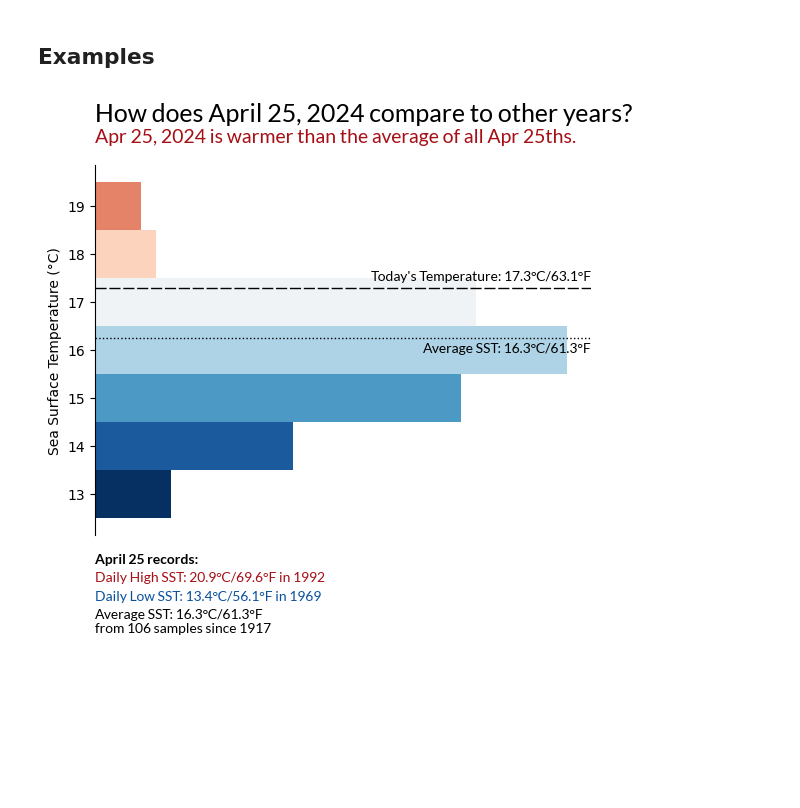
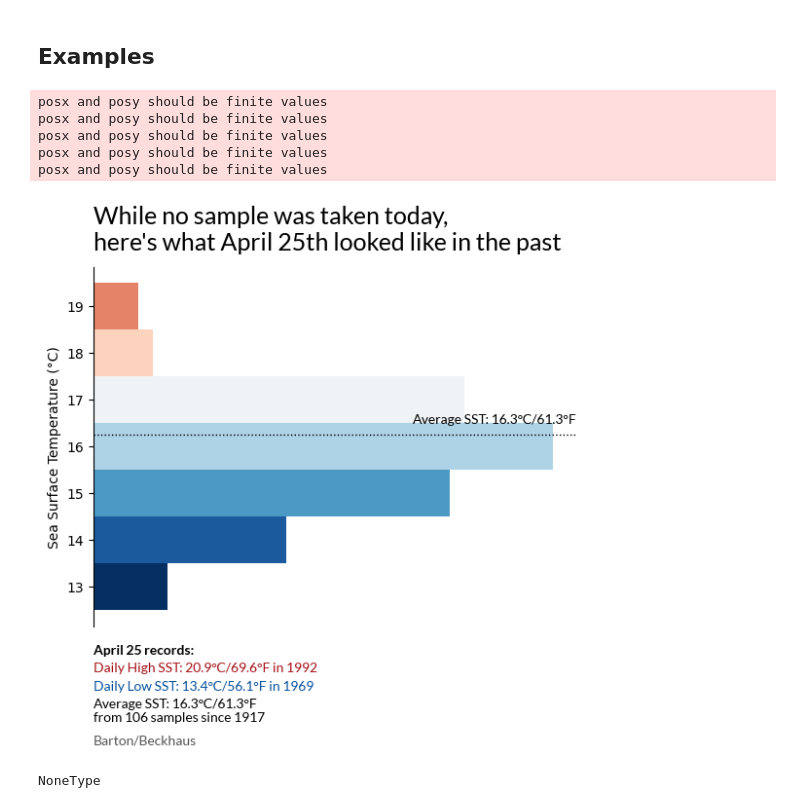
Before and after one commit to bartonnoah/sccoos-shorestations, a Jupyter notebook: sst_hist/sst_hist.ipynb, the cells around one changed output. Drawn from its saved outputs; the diff is of its cells as text; code cells hidden in the pictures; blank space fills up the shorter version.

```diff
--- a/sst_hist/sst_hist.ipynb
+++ b/sst_hist/sst_hist.ipynb
@@ -53,6 +53,8 @@ def trivia_msg(climatology, today_sst, day, month, bottom):
             trivia_msg = obs_datetime + ' is the hottest ' + months[month] + ' ' + str(int(day)) + suffix(day) + ' on record.'
         elif today_sst <= climatology.SURF_TEMP_C.min():
             trivia_msg = obs_datetime + ' is the coldest ' + months[month] + ' ' + str(int(day)) + suffix(day) + ' on record.'
+        elif np.round(today_sst,1) == np.round(climatology.SURF_TEMP_C.mean(),1):
+            trivia_msg = 'It matches the average temperature of all '+ months[month] + ' ' + str(int(day)) + suffix(day) + 's on record.'
     elif bottom:
         if today_sst > climatology.BOT_TEMP_C.mean():
             trivia_msg = obs_datetime + ' is warmer than the average of all ' + months[month] + ' ' + str(int(day)) + suffix(day) + 's.'
@@ -66,6 +68,8 @@ def trivia_msg(climatology, today_sst, day, month, bottom):
             trivia_msg = obs_datetime + ' is the hottest ' + months[month] + ' ' + str(int(day)) + suffix(day) + ' on record.'
         elif today_sst <= climatology.BOT_TEMP_C.min():
             trivia_msg = obs_datetime + ' is the coldest ' + months[month] + ' ' + str(int(day)) + suffix(day) + ' on record.'
+        elif np.round(today_sst,1) == np.round(climatology.BOT_TEMP_C.mean(),1):
+            trivia_msg = obs_datetime + ' is the average temperature for all ' + months[month] + ' ' + str(int(day)) + suffix(day) + 's.'
     return trivia_msg
 # %%
 from pathlib import Path
@@ -106,7 +110,11 @@ def sst_hist(sst_filename, location):
         n = climatology.BOT_TEMP_C.count()
         temp_type = 'SBT'
 
-    title = 'How does '+datetime.strftime(today,'%B %-d, %Y')+' compare to other years?'
+    today_sst = np.nan #TODO remove after testing
+    if np.isnan(today_sst):
+        title = "While no sample was taken today,\nhere's what " + datetime.strftime(datetime(2024,month, day),'%B %-d') + suffix(day) + ' looked like in the past'
+    else:
+        title = 'How does '+datetime.strftime(today,'%B %-d, %Y')+' compare to other years?'
     subtitle = datetime.strftime(today,'%B %-d') + ' records: '
     max_msg = 'Daily High ' + temp_type + ': ' + str(hottest) + '°C/'+str(round(c_to_f(hottest), 1))+'°F in ' + str(int(max_day.YEAR))
     min_msg = 'Daily Low ' + temp_type + ': ' + str(coldest) + '°C/'+str(round(c_to_f(coldest), 1))+'°F in ' + str(int(min_day.YEAR))
@@ -142,16 +150,21 @@ def sst_hist(sst_filename, location):
     ax.spines['bottom'].set_visible(False)
     ax.spines['right'].set_visible(False)
     ax.get_xaxis().set_visible(False)
-    if ~bottom: ax.set_ylabel('Sea Surface Temperature (°C)')
-    if bottom: ax.set_ylabel('Sea Botttom Temperature (°C)')
+    if not bottom: ax.set_ylabel('Sea Surface Temperature (°C)')
+    elif bottom: ax.set_ylabel('Sea Botttom Temperature (°C)')
 
     ax.text(0, -0.05, subtitle, transform=ax.transAxes, va='top', font=fpath_bold)
     ax.text(0,-0.1, max_msg, transform=ax.transAxes, va='top', color='#a50f15', font=fpath)
     ax.text(0,-0.15, min_msg, transform=ax.transAxes, va='top', color='#08519c', font=fpath)
     ax.text(0,-0.2, mean_msg, transform=ax.transAxes, va='top', font=fpath)
+    ax.text(0,-0.3, 'Barton/Beckhaus', transform=ax.transAxes, va='top', font=fpath, color='#555555')
     ax.text(0, 1.17, title, transform=ax.transAxes, va='top', font=fpath, fontsize=18)
-    comparison_color = '#a50f15' if today_sst > mean else '#08519c'
-    ax.text(0, 1.1, comparison_msg, transform=ax.transAxes, va='top', font=fpath, color = comparison_color, fontsize=14)
+    if np.round(today_sst,1) > np.round(mean,1): comparison_color = '#a50f15'
+    elif np.round(today_sst,1) < np.round(mean,1): comparison_color = '#08519c'
+    elif np.round(today_sst,1) == np.round(mean,1): comparison_color = '#555555'
+    elif np.isnan(today_sst): comparison_color = None
+    if comparison_color is not None:
+        ax.text(0, 1.1, comparison_msg, transform=ax.transAxes, va='top', font=fpath, color = comparison_color, fontsize=14)
     filenames = {'SIO Pier Surface': 'sio_surface_hist',
                  'SIO Pier Bottom': 'sio_bottom_hist',
                  'Zuma Beach': 'zuma_hist'}
@@ -165,7 +178,13 @@ def sst_hist(sst_filename, location):
 # %%
 sst_filename="/Users/noahbarton/Library/CloudStorage/OneDrive-UCSanDiego/sccoos/data/non-QC'd SIO Shore Station Data.csv"
 location = 'SIO Pier Surface'
 
-sst_hist(sst_filename, location)
+type(sst_hist(sst_filename, location))
 # %% [output]
+posx and posy should be finite values
+posx and posy should be finite values
+posx and posy should be finite values
+posx and posy should be finite values
+posx and posy should be finite values
-[figure, old version]
+[figure, new version]
+NoneType
```
Also changed, not shown: parts of 2 cells of this notebook, 10 other files.
